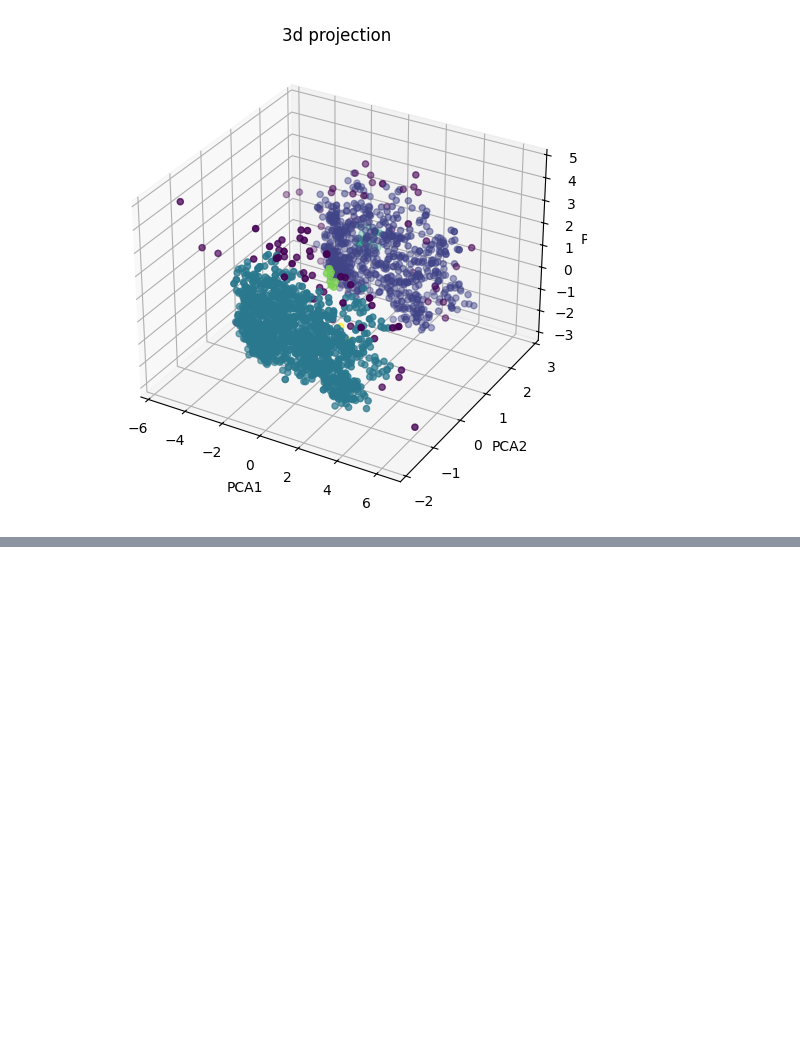
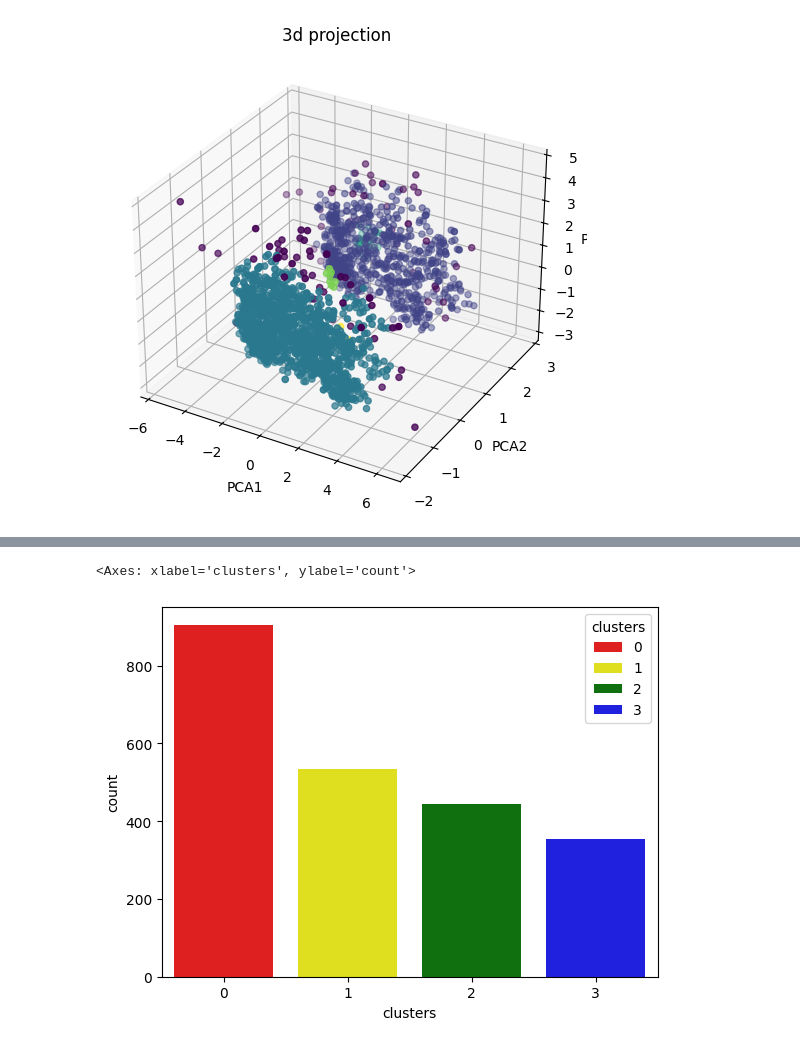
Before and after one commit to SyedWasif1234/SmartCart-Clustering-System, a Jupyter notebook: SmartCart.ipynb, the cells around one changed output, grey strips where cells are left out. Cells and saved outputs as stored; diff of their text form; code cells hidden in the pictures; blank space fills up the shorter version.

Commit message:
Charecterization of clusters

```diff
--- a/SmartCart.ipynb
+++ b/SmartCart.ipynb
@@ -351,3 +351,5 @@ ax.set_title("3d projection")
 # %% [output]
 Text(0.5, 0.92, '3d projection')
 [figure]
+# %%
+X["clusters"] = algo_labels
@@ -353,0 +365,7 @@ Text(0.5, 0.92, '3d projection')
+# %%
+bar = ["red" , "yellow" , "green" , "Blue"]
+
+sns.countplot(x = X["clusters"] , palette = bar , hue =X["clusters"])
+# %% [output]
+<Axes: xlabel='clusters', ylabel='count'>
+[figure, added]
```
Also changed, not shown: parts of 3 cells of this notebook.
